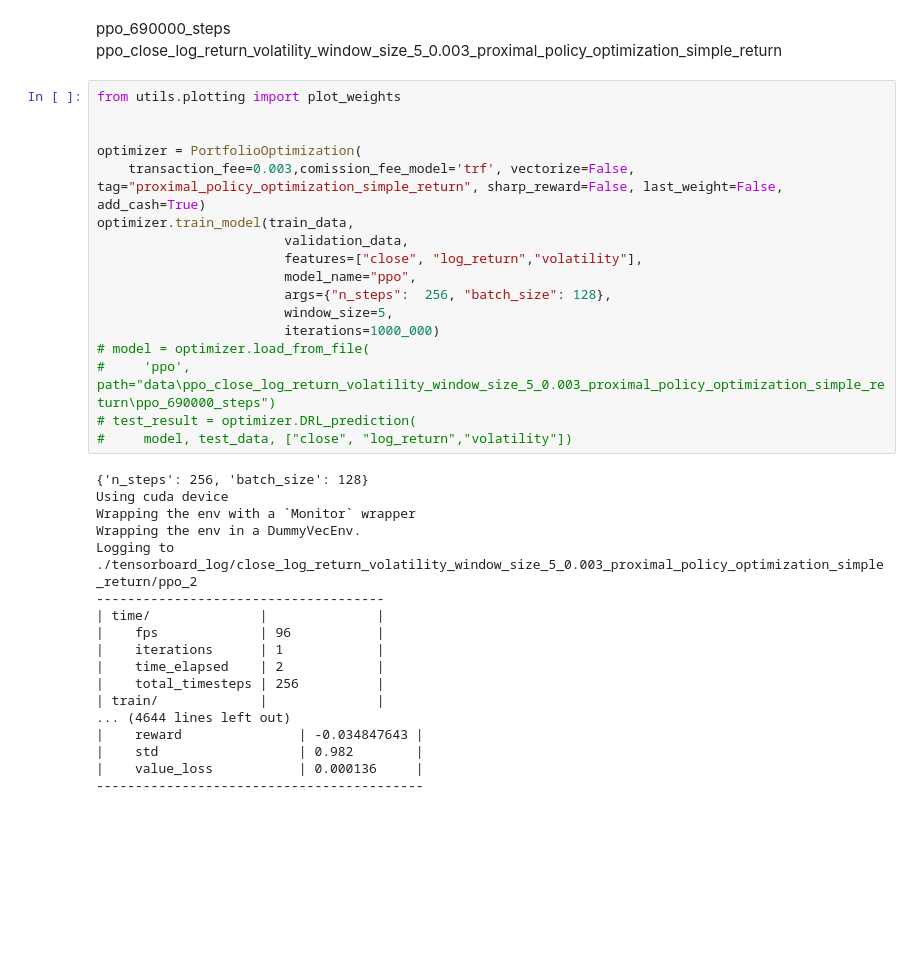
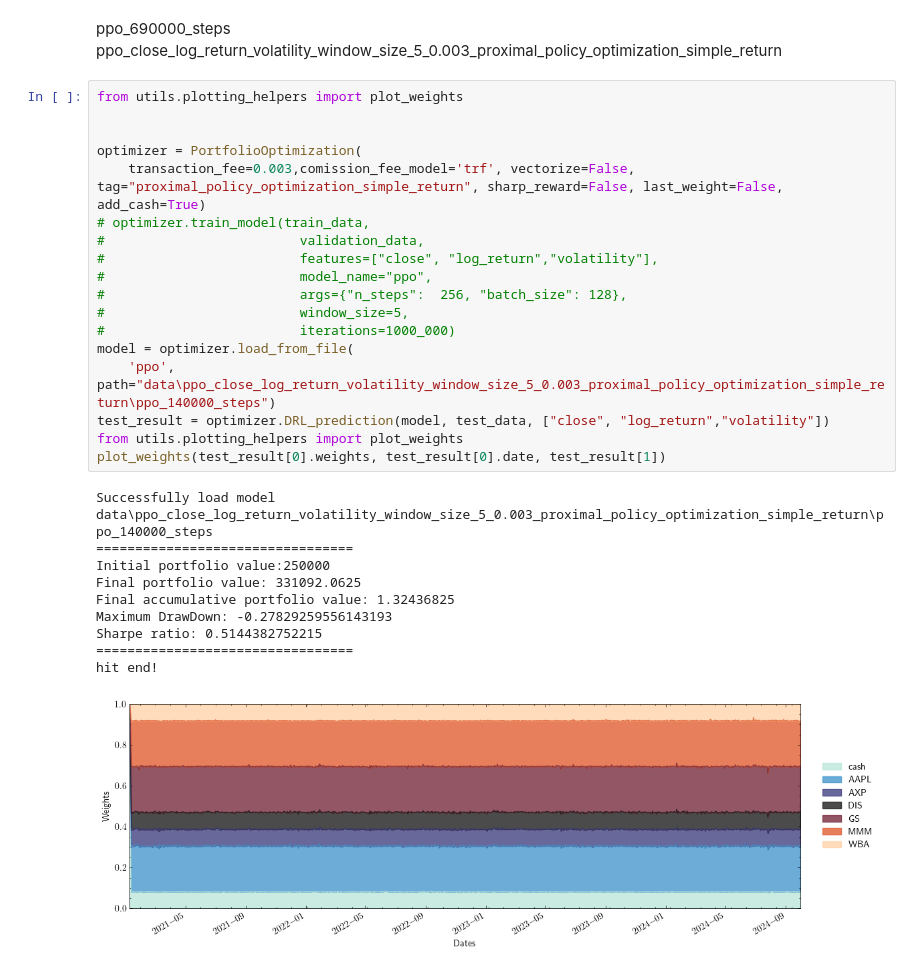
Before and after one commit to Versus-91/Thesis, a Jupyter notebook: main.ipynb, the cells around one changed output. Saved outputs shown, nothing was run; the diff lists cells and outputs as text; blank space fills up the shorter version.

```diff
--- a/main.ipynb
+++ b/main.ipynb
@@ -152,38 +150,32 @@ PPO WITHOUT WEIGHT
 ppo_690000_steps
 ppo_close_log_return_volatility_window_size_5_0.003_proximal_policy_optimization_simple_return
 # %%
-from utils.plotting import plot_weights
+from utils.plotting_helpers import plot_weights
 
 
 optimizer = PortfolioOptimization(
     transaction_fee=0.003,comission_fee_model='trf', vectorize=False, tag="proximal_policy_optimization_simple_return", sharp_reward=False, last_weight=False, add_cash=True)
-optimizer.train_model(train_data,
-                        validation_data,
-                        features=["close", "log_return","volatility"],
-                        model_name="ppo",
-                        args={"n_steps":  256, "batch_size": 128},
-                        window_size=5,
-                        iterations=1000_000)
-# model = optimizer.load_from_file(
-#     'ppo', path="data\ppo_close_log_return_volatility_window_size_5_0.003_proximal_policy_optimization_simple_return\ppo_690000_steps")
-# test_result = optimizer.DRL_prediction(
-#     model, test_data, ["close", "log_return","volatility"])
+# optimizer.train_model(train_data,
+#                         validation_data,
+#                         features=["close", "log_return","volatility"],
+#                         model_name="ppo",
+#                         args={"n_steps":  256, "batch_size": 128},
+#                         window_size=5,
+#                         iterations=1000_000)
+model = optimizer.load_from_file(
+    'ppo', path="data\ppo_close_log_return_volatility_window_size_5_0.003_proximal_policy_optimization_simple_return\ppo_140000_steps")
+test_result = optimizer.DRL_prediction(model, test_data, ["close", "log_return","volatility"])
+from utils.plotting_helpers import plot_weights
+plot_weights(test_result[0].weights, test_result[0].date, test_result[1])
 # %% [output]
-{'n_steps': 256, 'batch_size': 128}
-Using cuda device
-Wrapping the env with a `Monitor` wrapper
-Wrapping the env in a DummyVecEnv.
-Logging to ./tensorboard_log/close_log_return_volatility_window_size_5_0.003_proximal_policy_optimization_simple_return/ppo_2
--------------------------------------
-| time/              |              |
-|    fps             | 96           |
-|    iterations      | 1            |
-|    time_elapsed    | 2            |
-|    total_timesteps | 256          |
-| train/             |              |
-... (4644 lines left out)
-|    reward               | -0.034847643 |
-|    std                  | 0.982        |
-|    value_loss           | 0.000136     |
-------------------------------------------
+Successfully load model data\ppo_close_log_return_volatility_window_size_5_0.003_proximal_policy_optimization_simple_return\ppo_140000_steps
+=================================
+Initial portfolio value:250000
+Final portfolio value: 331092.0625
+Final accumulative portfolio value: 1.32436825
+Maximum DrawDown: -0.27829259556143193
+Sharpe ratio: 0.5144382752215
+=================================
+hit end!
+[figure, added]
 # %%
```
Also changed, not shown: parts of 3 cells of this notebook, 13 other files.
